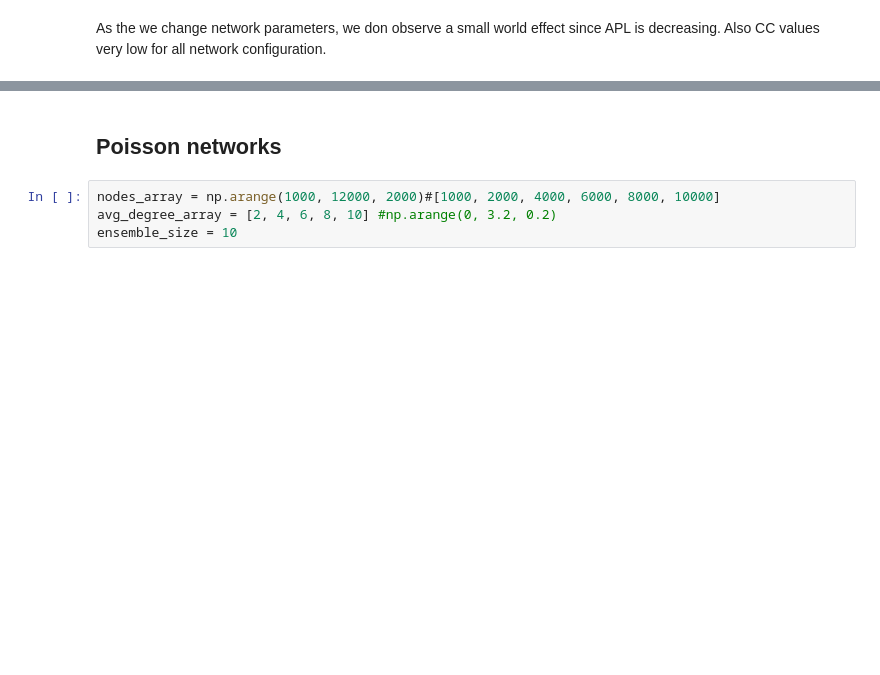
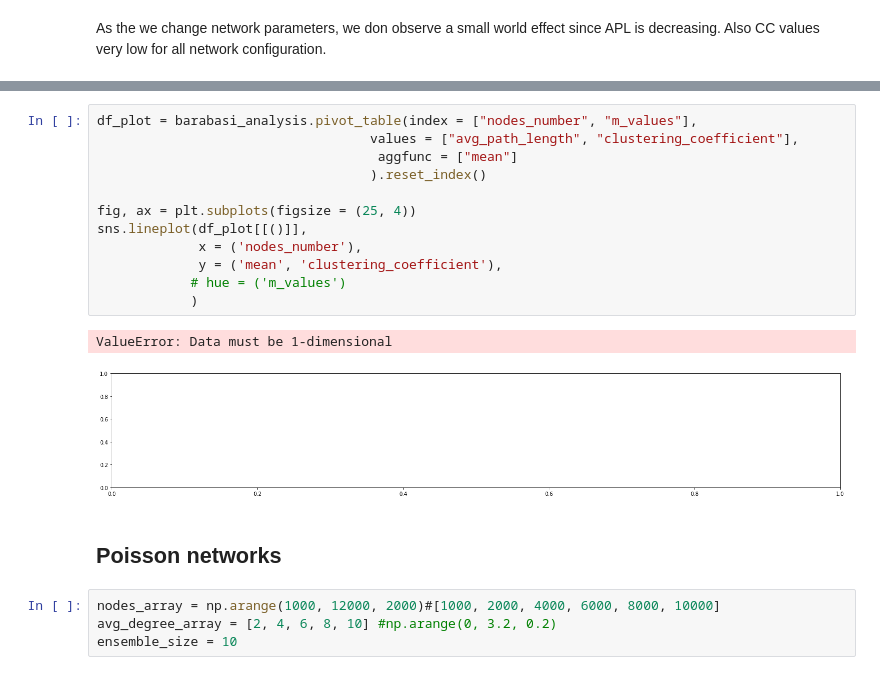
Before and after one commit to victorsanunes/complex-networks, a Jupyter notebook: notebooks/Assignment_02.ipynb, the cells around one changed output, grey strips where cells are left out. Saved outputs shown, nothing was run; the diff lists cells and outputs as text; blank space fills up the shorter version.

```diff
--- a/notebooks/Assignment_02.ipynb
+++ b/notebooks/Assignment_02.ipynb
@@ -209,3 +173,18 @@ _ = fig.text(0, 0.9,
+# %%
+df_plot = barabasi_analysis.pivot_table(index = ["nodes_number", "m_values"],
+                                   values = ["avg_path_length", "clustering_coefficient"],
+                                    aggfunc = ["mean"]
+                                   ).reset_index()
+
+fig, ax = plt.subplots(figsize = (25, 4))
+sns.lineplot(df_plot[[()]],
+             x = ('nodes_number'),
+             y = ('mean', 'clustering_coefficient'),
+            # hue = ('m_values')
+            )
+# %% [output]
+ValueError: Data must be 1-dimensional
+[figure, added]
 # %% [markdown]
 ## Poisson networks
 # %%
```
Also changed, not shown: parts of 17 cells of this notebook, 2 other files.
